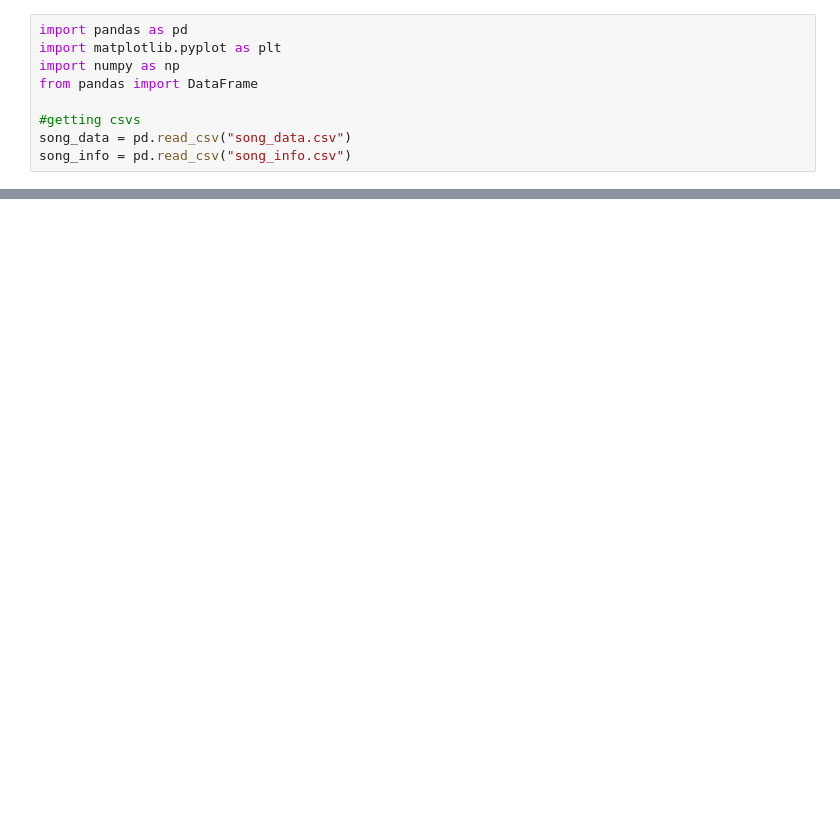
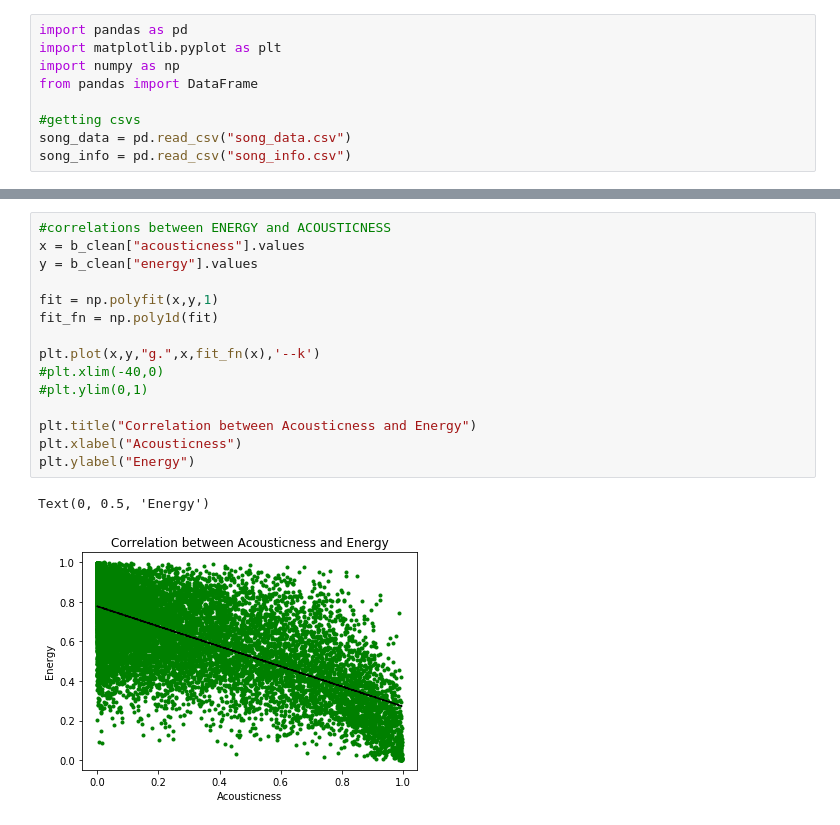
Before and after one commit to vladschepkov/project-one, a Jupyter notebook: Spotify_songs.ipynb, the cells around one changed output, grey strips where cells are left out. Drawn from its saved outputs; the diff is of its cells as text; blank space fills up the shorter version.

```diff
--- a/Spotify_songs.ipynb
+++ b/Spotify_songs.ipynb
@@ -64,0 +93,18 @@ corr.style.background_gradient(cmap='coolwarm')
+# %%
+#correlations between ENERGY and ACOUSTICNESS
+x = b_clean["acousticness"].values
+y = b_clean["energy"].values
+
+fit = np.polyfit(x,y,1)
+fit_fn = np.poly1d(fit)
+
+plt.plot(x,y,"g.",x,fit_fn(x),'--k')
+#plt.xlim(-40,0)
+#plt.ylim(0,1)
+
+plt.title("Correlation between Acousticness and Energy")
+plt.xlabel("Acousticness")
+plt.ylabel("Energy")
+# %% [output]
+Text(0, 0.5, 'Energy')
+[figure, added]
```
Also changed, not shown: parts of 3 cells of this notebook.
